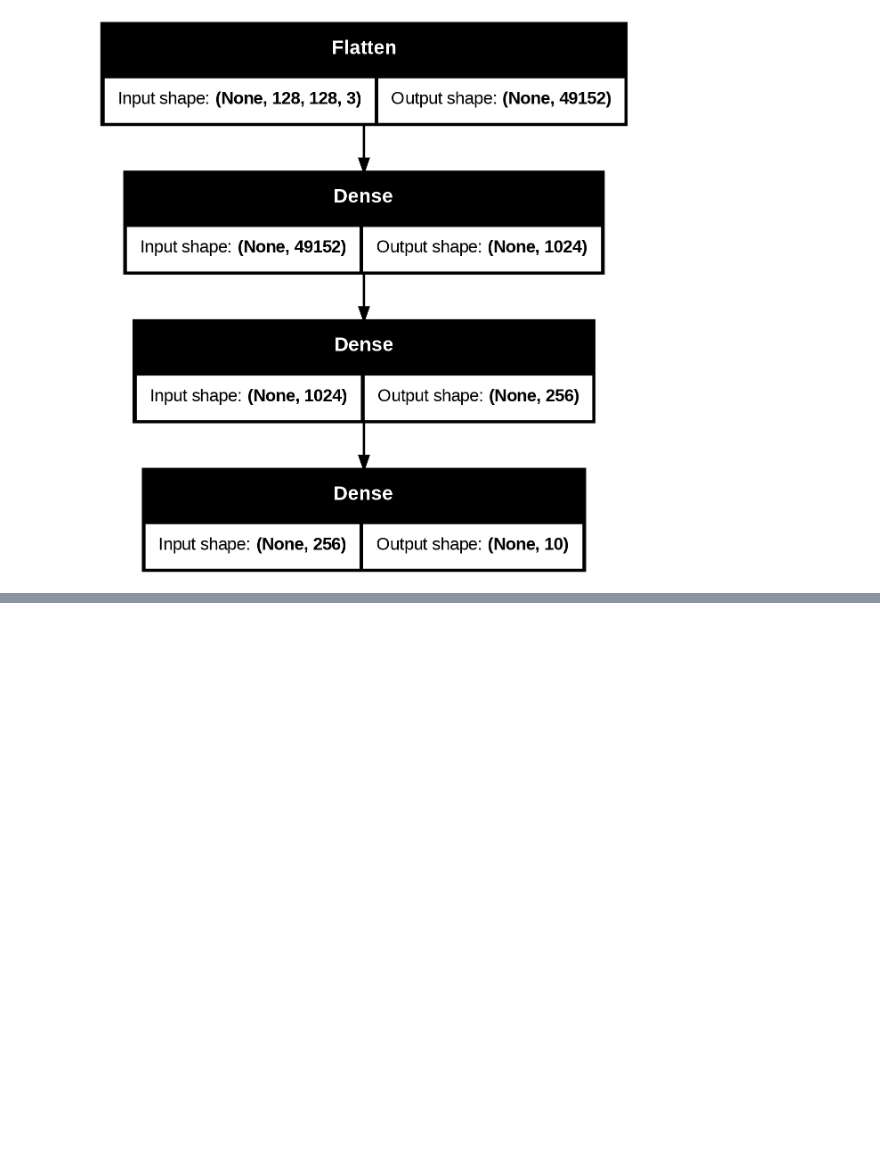
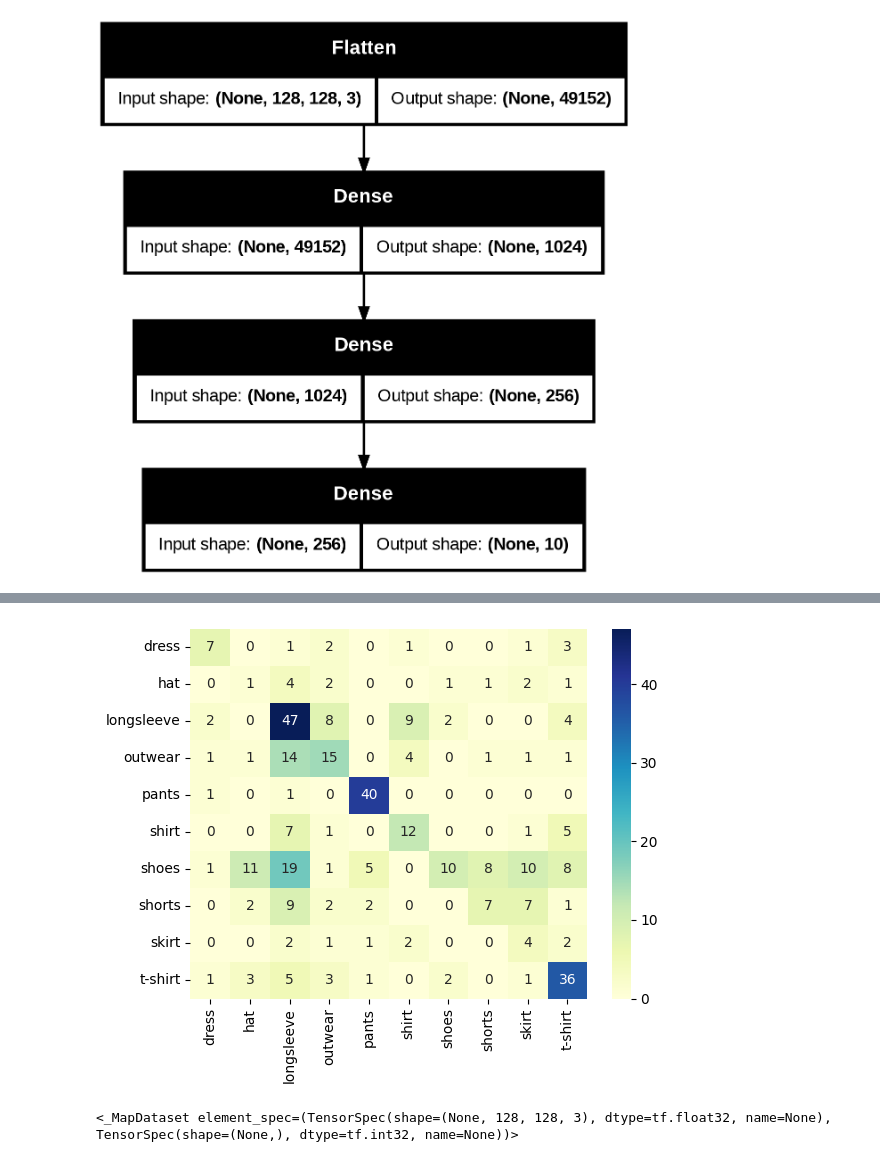
Before and after one commit to ArivalaganRaghavan/Computer-vision-practise, a Jupyter notebook: CV_practise.ipynb, the cells around one changed output, grey strips where cells are left out. Cells and saved outputs as stored; diff of their text form; code cells hidden in the pictures; blank space fills up the shorter version.

```diff
--- a/CV_practise.ipynb
+++ b/CV_practise.ipynb
@@ -343,0 +427,9 @@ def plot_image(pred_array, true_label, img):
+# %%
+model.compile(
+    optimizer='adam',
+    loss = 'sparse_categorical_crossentropy',
+    metrics = ['accuracy']
+)
+# %%
+epochs = 10
+model_fit = model.fit(train_ds, validation_data=val_ds, epochs = epochs)
@@ -343,0 +482,3 @@ def plot_image(pred_array, true_label, img):
+# %%
+ConfusionMatrix(model, test_ds, test_data.class_names)
+# %% [output]
@@ -343,0 +486,5 @@ def plot_image(pred_array, true_label, img):
+[figure, added]
+# %%
+print(test_ds)
+# %% [output]
+<_MapDataset element_spec=(TensorSpec(shape=(None, 128, 128, 3), dtype=tf.float32, name=None), TensorSpec(shape=(None,), dtype=tf.int32, name=None))>
```
Also changed, not shown: parts of 25 cells of this notebook.
